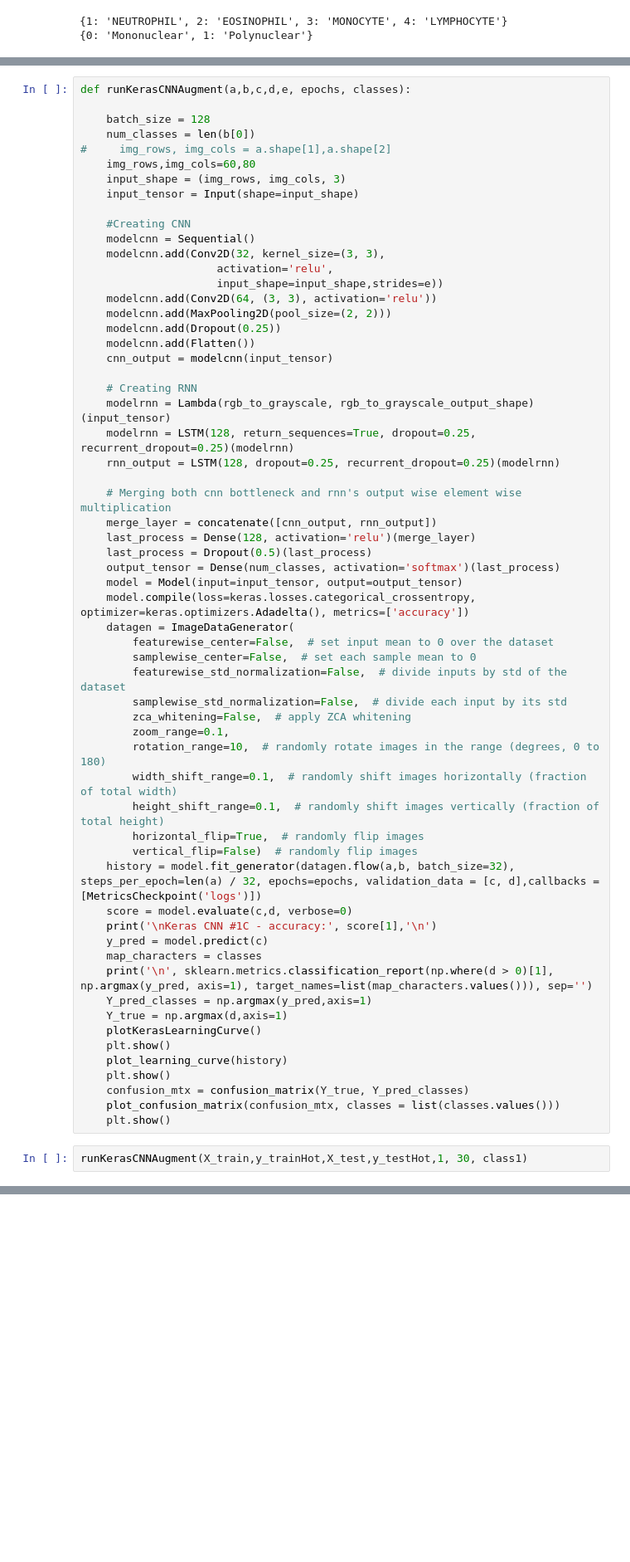
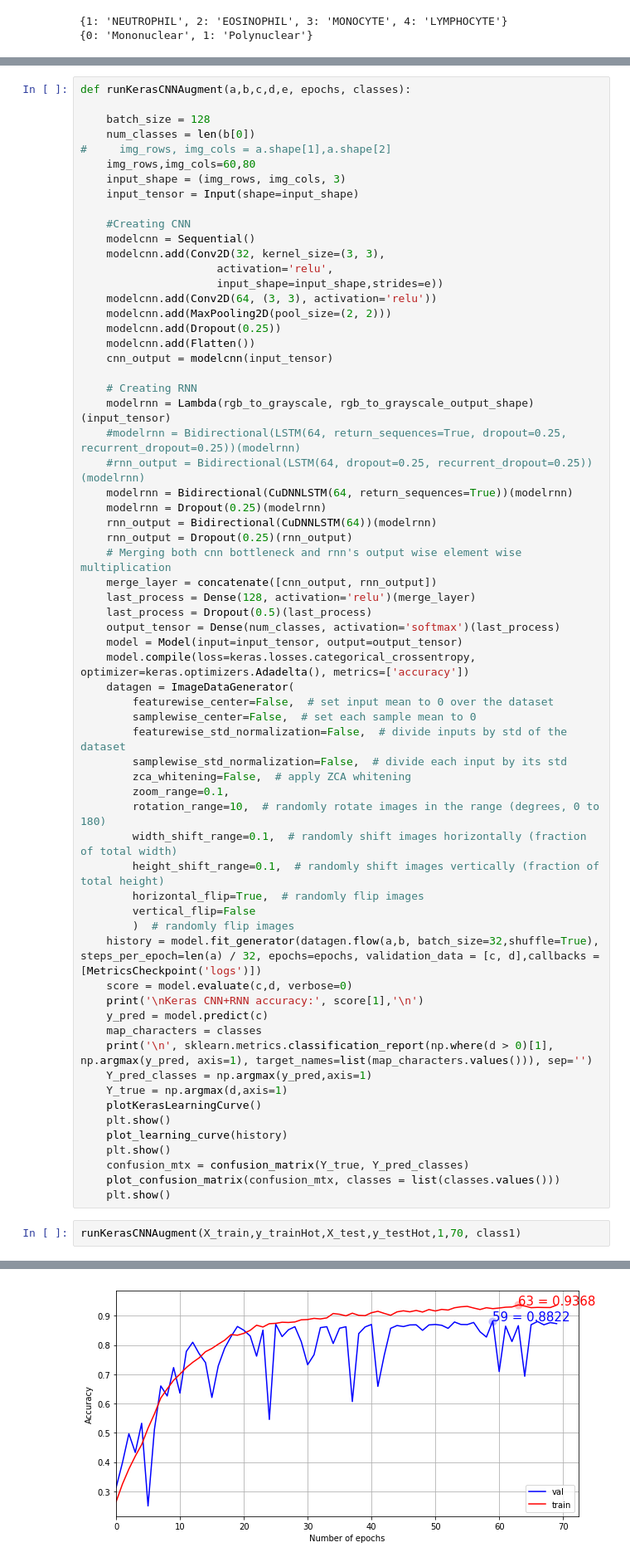
Before and after one commit to ighosh98/blood-cell-detector, a Jupyter notebook: scripts/kernel.ipynb, the cells around one changed output, grey strips where cells are left out. Shown: that part at 83% size. Drawn from its saved outputs; the diff is of its cells as text; blank space fills up the shorter version.

```diff
--- a/scripts/kernel.ipynb
+++ b/scripts/kernel.ipynb
@@ -323,9 +325,12 @@ def runKerasCNNAugment(a,b,c,d,e, epochs, classes):
 
     # Creating RNN
     modelrnn = Lambda(rgb_to_grayscale, rgb_to_grayscale_output_shape)(input_tensor)
-    modelrnn = LSTM(128, return_sequences=True, dropout=0.25, recurrent_dropout=0.25)(modelrnn)
-    rnn_output = LSTM(128, dropout=0.25, recurrent_dropout=0.25)(modelrnn)
-
+    #modelrnn = Bidirectional(LSTM(64, return_sequences=True, dropout=0.25, recurrent_dropout=0.25))(modelrnn)
+    #rnn_output = Bidirectional(LSTM(64, dropout=0.25, recurrent_dropout=0.25))(modelrnn)
+    modelrnn = Bidirectional(CuDNNLSTM(64, return_sequences=True))(modelrnn)
+    modelrnn = Dropout(0.25)(modelrnn)
+    rnn_output = Bidirectional(CuDNNLSTM(64))(modelrnn)
+    rnn_output = Dropout(0.25)(rnn_output)
     # Merging both cnn bottleneck and rnn's output wise element wise multiplication
     merge_layer = concatenate([cnn_output, rnn_output])
     last_process = Dense(128, activation='relu')(merge_layer)
@@ -344,10 +349,11 @@ def runKerasCNNAugment(a,b,c,d,e, epochs, classes):
         width_shift_range=0.1,  # randomly shift images horizontally (fraction of total width)
         height_shift_range=0.1,  # randomly shift images vertically (fraction of total height)
         horizontal_flip=True,  # randomly flip images
-        vertical_flip=False)  # randomly flip images
-    history = model.fit_generator(datagen.flow(a,b, batch_size=32), steps_per_epoch=len(a) / 32, epochs=epochs, validation_data = [c, d],callbacks = [MetricsCheckpoint('logs')])
+        vertical_flip=False
+        )  # randomly flip images
+    history = model.fit_generator(datagen.flow(a,b, batch_size=32,shuffle=True), steps_per_epoch=len(a) / 32, epochs=epochs, validation_data = [c, d],callbacks = [MetricsCheckpoint('logs')])
     score = model.evaluate(c,d, verbose=0)
-    print('\nKeras CNN #1C - accuracy:', score[1],'\n')
+    print('\nKeras CNN+RNN accuracy:', score[1],'\n')
     y_pred = model.predict(c)
     map_characters = classes
     print('\n', sklearn.metrics.classification_report(np.where(d > 0)[1], np.argmax(y_pred, axis=1), target_names=list(map_characters.values())), sep='')
@@ -361,4 +367,5 @@ def runKerasCNNAugment(a,b,c,d,e, epochs, classes):
     plot_confusion_matrix(confusion_mtx, classes = list(classes.values()))
     plt.show()
 # %%
-runKerasCNNAugment(X_train,y_trainHot,X_test,y_testHot,1, 30, class1)
+runKerasCNNAugment(X_train,y_trainHot,X_test,y_testHot,1,70, class1)
+# %% [output]
@@ -364,0 +389 @@ runKerasCNNAugment(X_train,y_trainHot,X_test,y_testHot,1, 30, class1)
+[figure, added]
```
Also changed, not shown: parts of 3 cells of this notebook, 3 other files.
